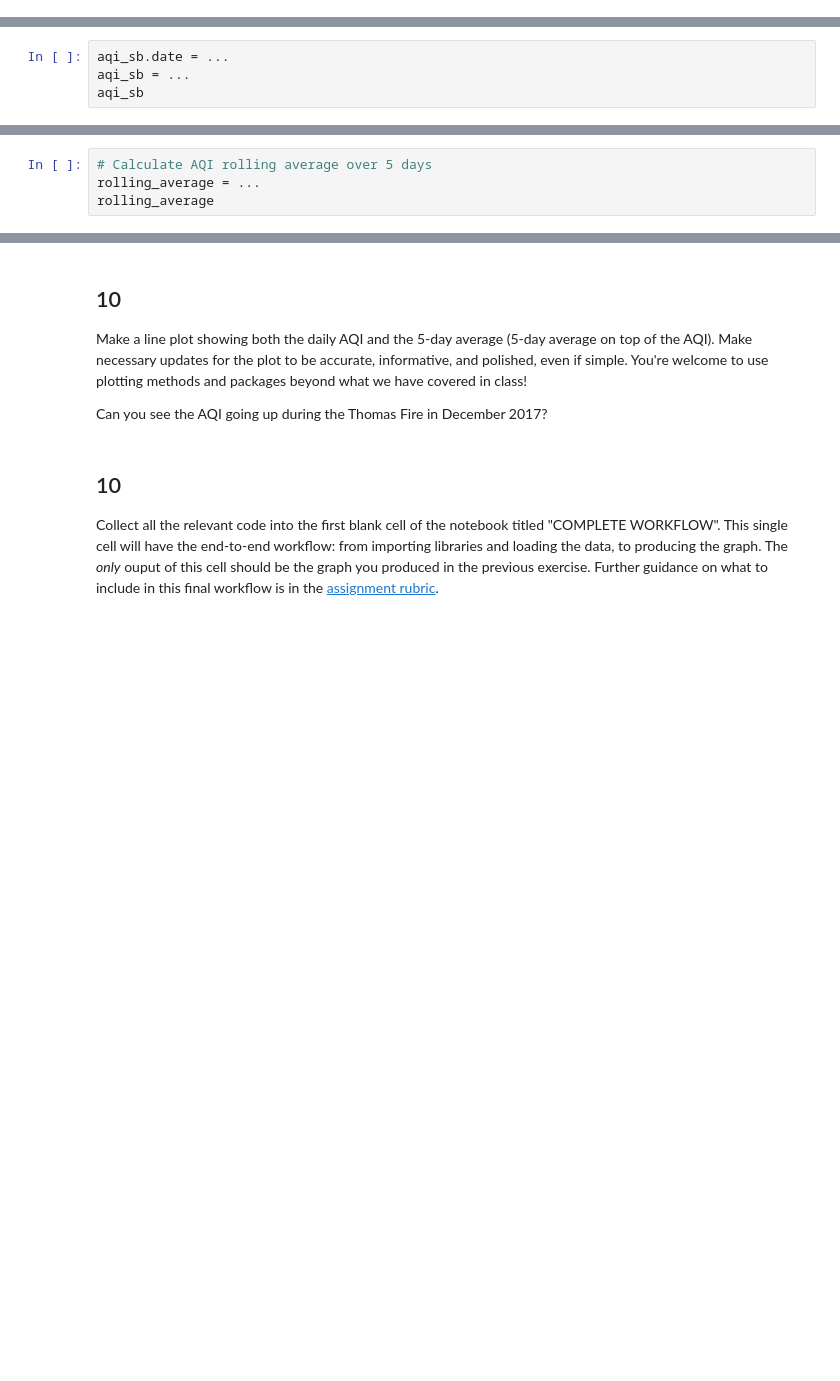
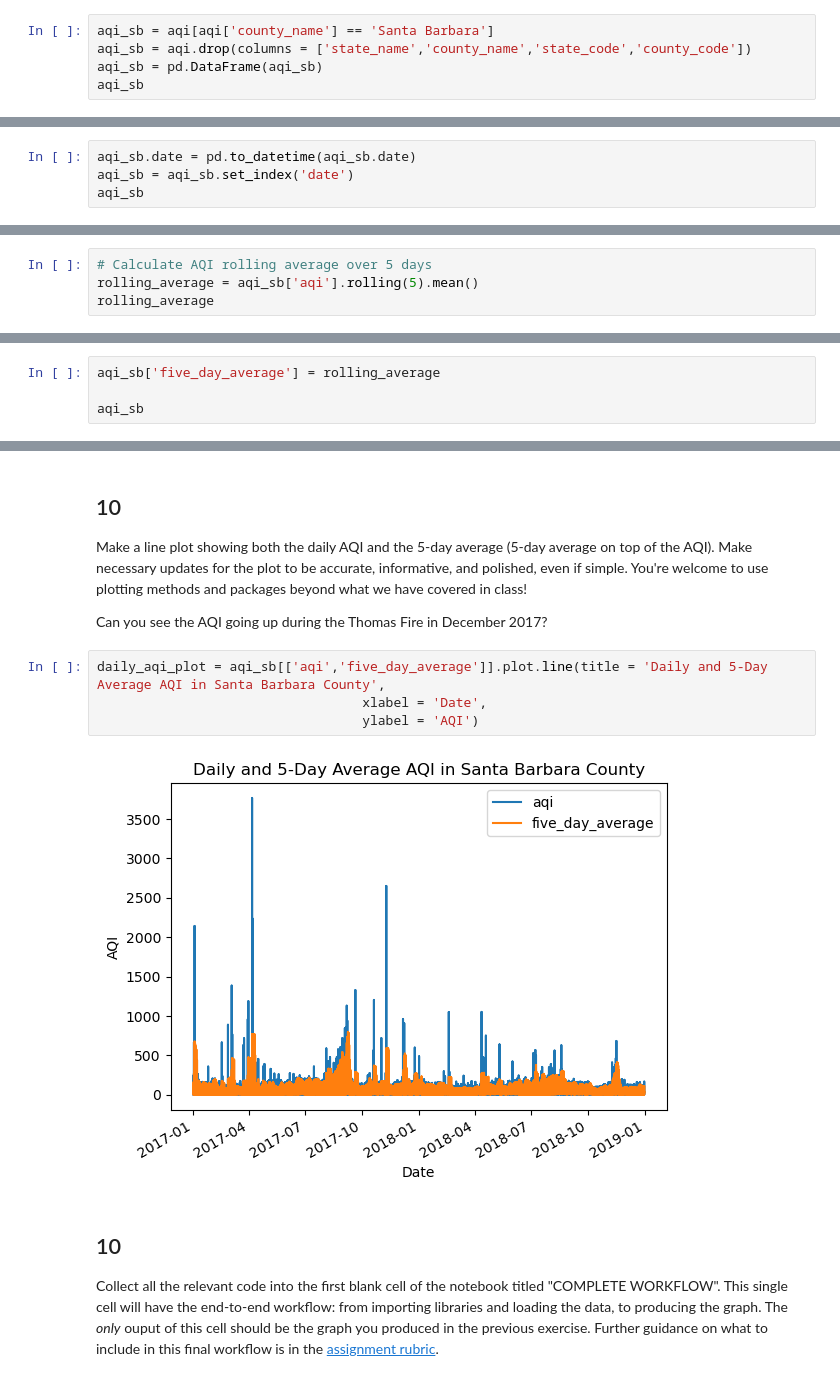
Before and after one commit to nmoraescommit/eds220-hwk2, a Jupyter notebook: hwk2-task3-aqi.ipynb, the cells around one changed output, grey strips where cells are left out. Saved outputs shown, nothing was run; the diff lists cells and outputs as text; blank space fills up the shorter version.

```diff
--- a/hwk2-task3-aqi.ipynb
+++ b/hwk2-task3-aqi.ipynb
@@ -182,0 +207,5 @@ aqi_sb
+# %%
+aqi_sb = aqi[aqi['county_name'] == 'Santa Barbara']
+aqi_sb = aqi.drop(columns = ['state_name','county_name','state_code','county_code'])
+aqi_sb = pd.DataFrame(aqi_sb)
+aqi_sb
@@ -195,6 +241,6 @@ In the following cell:
 1. Update the date column of `aqi_sb` to be a `pandas.datetime` object.
 2. Update the index of `aqi_sb` to be the `date` column.
 # %%
-aqi_sb.date = ...
-aqi_sb = ...
+aqi_sb.date = pd.to_datetime(aqi_sb.date)
+aqi_sb = aqi_sb.set_index('date')
 aqi_sb
@@ -212,5 +273,5 @@ In the next cell we will calculate an average over a [rolling window](https://pa
 Store your answer in the `rolling_average` variable. You should have two columns in your series, `date` and the averages.
 # %%
 # Calculate AQI rolling average over 5 days
-rolling_average = ...
+rolling_average = aqi_sb['aqi'].rolling(5).mean()
 rolling_average
@@ -218,3 +293,7 @@ rolling_average
 ## 9
 
 Without creating any new variables, add the mean of the AQI over a 5-day rolling window as a new column named `five_day_average` to the `aqi_sb` dataframe.
+# %%
+aqi_sb['five_day_average'] = rolling_average
+
+aqi_sb
@@ -225,6 +319,12 @@ Without creating any new variables, add the mean of the AQI over a 5-day rolling
 Make a line plot showing both the daily AQI and the 5-day average (5-day average on top of the AQI). Make necessary updates for the plot to be accurate, informative, and polished, even if simple. You're welcome to use plotting methods and packages beyond what we have covered in class!
 
 Can you see the AQI going up during the Thomas Fire in December 2017?
+# %%
+daily_aqi_plot = aqi_sb[['aqi','five_day_average']].plot.line(title = 'Daily and 5-Day Average AQI in Santa Barbara County',
+                                  xlabel = 'Date',
+                                  ylabel = 'AQI')
+# %% [output]
+[figure, added]
 # %% [markdown]
 ## 10
 
```
Also changed, not shown: parts of 12 cells of this notebook, 2 other files.
